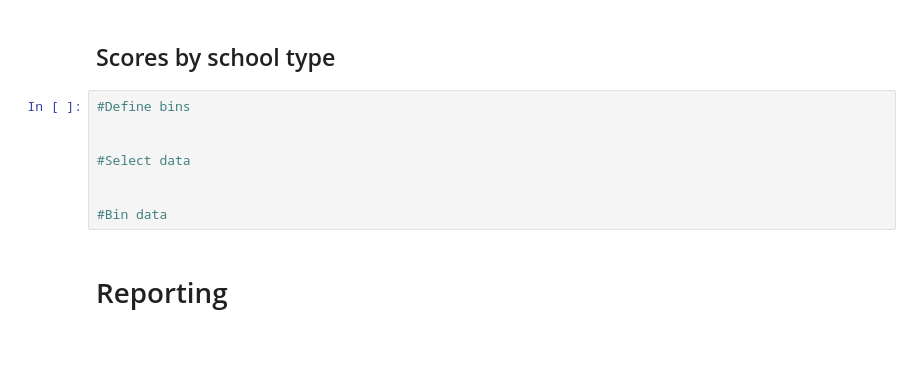
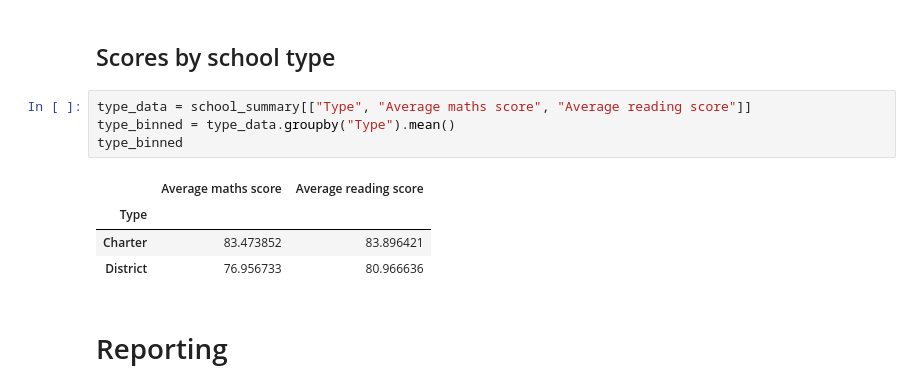
Before and after one commit to TomHOldershaw/Pandas-Challenge, a Jupyter notebook: PyCitySchools/PyCitySchools.ipynb, the cells around one changed output. Saved outputs shown, nothing was run; the diff lists cells and outputs as text; blank space fills up the shorter version.

Commit message:
Added scored by school type

```diff
--- a/PyCitySchools/PyCitySchools.ipynb
+++ b/PyCitySchools/PyCitySchools.ipynb
@@ -344,13 +344,14 @@ See the caveats in the documentation: https://pandas.pydata.org/pandas-docs/stab
 Scores by school type
 ---------------------
 # %%
-#Define bins
-
-
-#Select data
-
-
-#Bin data
+type_data = school_summary[["Type", "Average maths score", "Average reading score"]]
+type_binned = type_data.groupby("Type").mean()
+type_binned
+# %% [output]
+|  | Average maths score | Average reading score |
+| Type |  |  |
+| Charter | 83.473852 | 83.896421 |
+| District | 76.956733 | 80.966636 |
 # %% [markdown]
 Reporting
 =========
```
Also changed, not shown: parts of 4 cells of this notebook.
